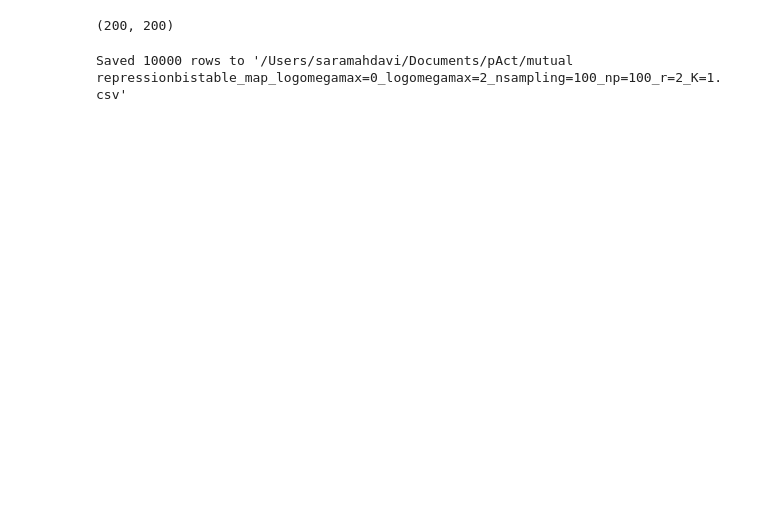
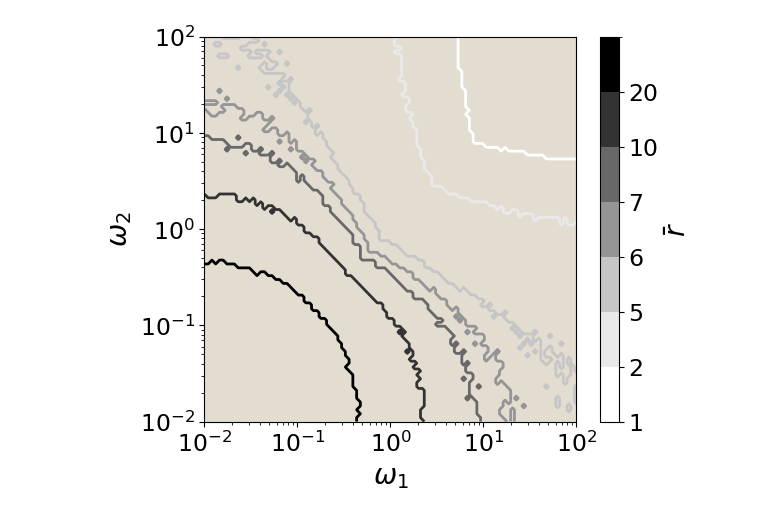
Before and after one commit to RPGroup-PBoC/2025_inducers, a Jupyter notebook: mutualrepression/Figure18.ipynb, the cells around one changed output. Cells and saved outputs as stored; diff of their text form; code cells hidden in the pictures; blank space fills up the shorter version.

```diff
--- a/mutualrepression/Figure18.ipynb
+++ b/mutualrepression/Figure18.ipynb
@@ -203,10 +225,0 @@ L=bistab_exploration_omegaA_omegaB(r, K, omegaA_values, omegaB_values, p_val=p_v
-# %%
-np.shape(L)
-OmegaA, OmegaB = np.meshgrid(omegaA_values, omegaB_values)
-np.shape(OmegaA)
-# %% [output]
-(200, 200)
-# %%
-storing_array_csv(L, omegaA_values, omegaB_values, p_values,2,1)
-# %% [output]
-Saved 10000 rows to '/Users/saramahdavi/Documents/pAct/mutual repressionbistable_map_logomegamax=0_logomegamax=2_nsampling=100_np=100_r=2_K=1.csv'
@@ -223,0 +226,18 @@ for r_val in r_list:
+# %%
+# generating the phase space - for a good resolution this is long. to have the phase spaces for all r with the sampling
+# that is displayed in the paper, this would take overnight. The parameters used for the main text figure are commented hereafter
+
+# nsampling = 300
+# omegaA_values = np.logspace(-2, 2, nsampling)
+# omegaB_values = np.logspace(-2, 2, nsampling)
+# p_values = np.linspace(pmin, pmax, 1000)
+
+# we use other parameters to show that the code runs and the files with the arrays used in the main text are enclosed.
+
+nsampling = 100
+omegaA_values = np.logspace(-2, 2, nsampling)
+omegaB_values = np.logspace(-2, 2, nsampling)
+p_values = np.linspace(pmin, pmax, 100)
+
+# run the parallel computation
+phase_space_for_different_r = bistability_map_for_different_r(r_list, omegaA_values, omegaB_values, p_values, K_fixed)
@@ -223,0 +248,38 @@ for r_val in r_list:
+# %%
+# custom colormap normalized to the range of r values
+norm = colors.Normalize(vmin=min(r_list), vmax=max(r_list))
+cmap = cm.Grays
+
+n_r = len(r_list)
+colors_list = [cmap(i / (n_r - 1)) for i in range(n_r)]
+
+fig, ax = plt.subplots(figsize=(6, 5))
+
+ax.set_facecolor('#E3DCD1')        # background inside the axes area
+
+# plot each contour
+for i, r in enumerate(r_list):
+    Z = np.transpose(phase_space_for_different_r[i])
+    cs = ax.contour(omegaA_values, omegaB_values, Z, levels=[0.5],colors=[colors_list[i]], linewidths=2, linestyles='solid')
+
+ax.set_xscale('log')
+ax.set_yscale('log')
+ax.set_xticks([0.01,0.1,1, 10, 100])
+ax.set_xticklabels( [r"$10^{-2}$", r"$10^{-1}$",r"$10^0$", r"$10^1$", r"$10^2$"], size=17)
+ax.set_yticks([0.01,0.1,1, 10, 100])
+ax.set_yticklabels( [r"$10^{-2}$", r"$10^{-1}$",r"$10^0$", r"$10^1$", r"$10^2$"], size=17)
+ax.set_xlabel(r'$\omega_1$', size=20)
+ax.set_ylabel(r'$\omega_2$', size=20)
+
+#color bar formating
+discrete_cmap = ListedColormap(colors_list)
+norm = BoundaryNorm(np.arange(len(r_list) + 1), discrete_cmap.N)
+sm = cm.ScalarMappable(cmap=discrete_cmap, norm=norm)
+sm.set_array([])
+cbar = plt.colorbar(sm, ax=ax, ticks=np.arange(len(r_list)))
+cbar.ax.set_yticklabels([str(r) for r in r_list])
+
+cbar.set_label(r'$\bar{r}$', size=20)
+cbar.ax.tick_params(labelsize=17)
+# %% [output]
+[figure, added]
```
Also changed, not shown: parts of 33 cells of this notebook.
